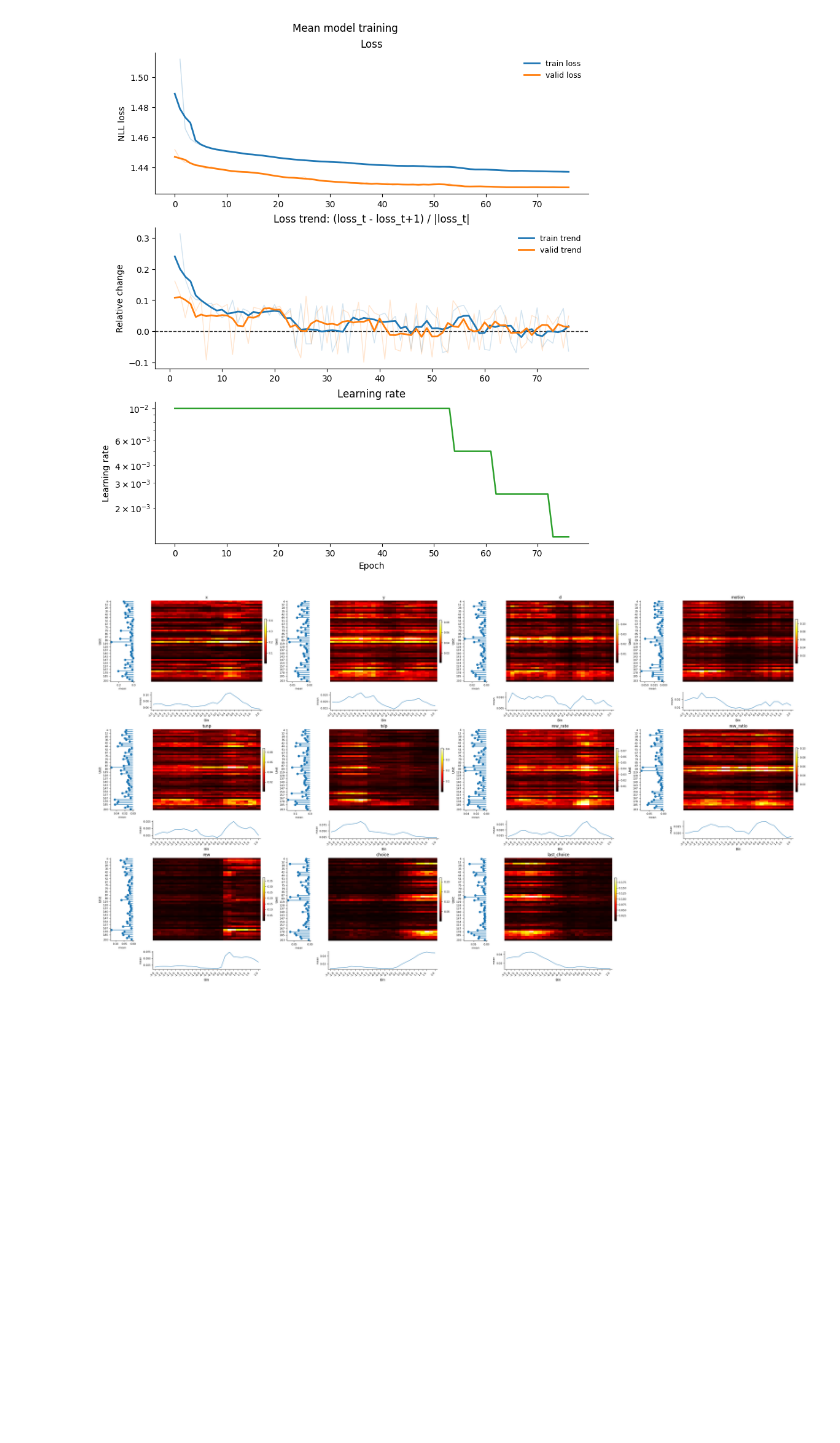
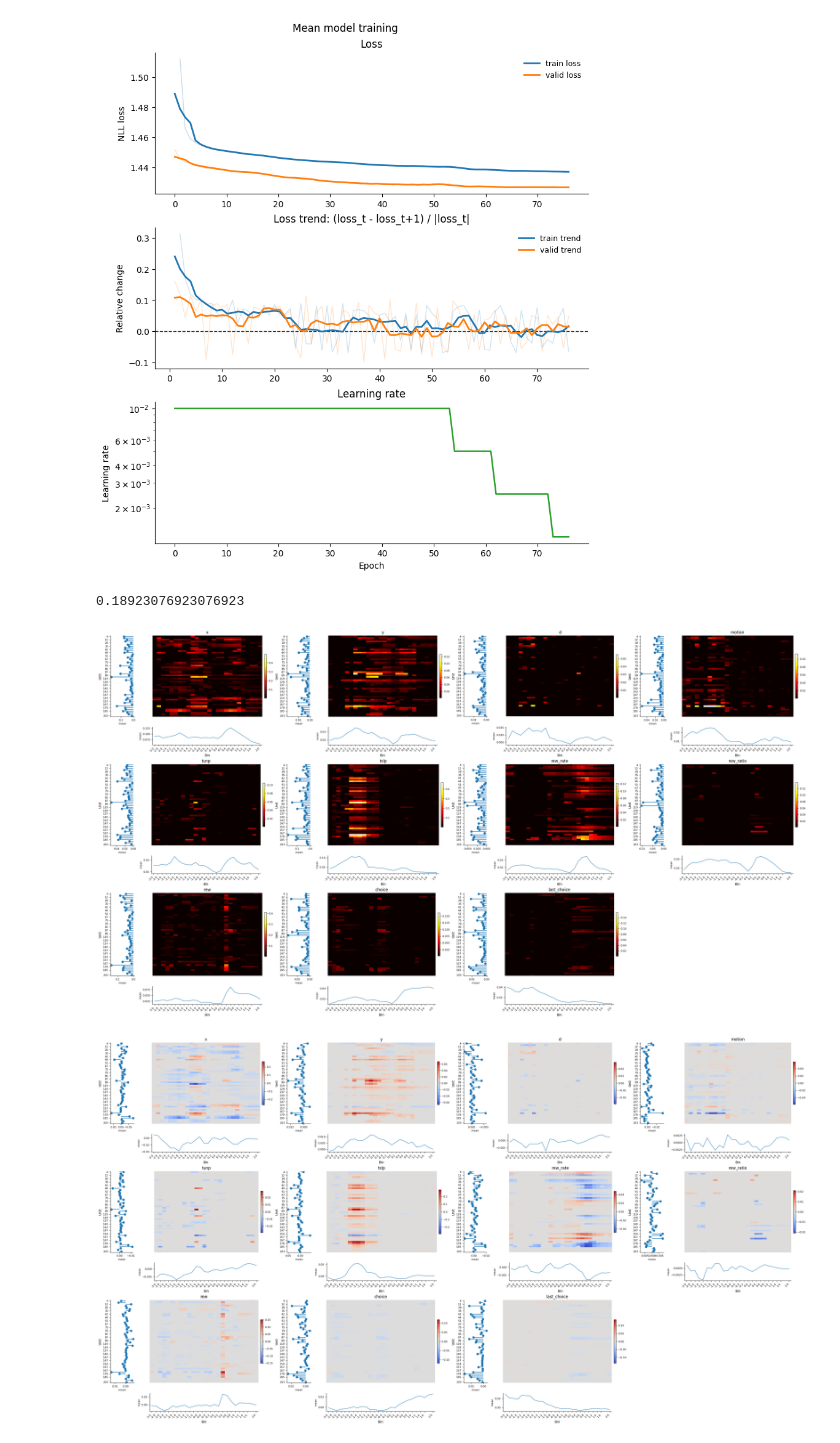
Before and after one commit to ZareiShayan/mean-cov-model, a Jupyter notebook: mean-cov-model.ipynb, the cells around one changed output. Saved outputs shown, nothing was run; the diff lists cells and outputs as text; code cells hidden in the pictures; blank space fills up the shorter version.

```diff
--- a/mean-cov-model.ipynb
+++ b/mean-cov-model.ipynb
@@ -1166,8 +1167,8 @@ def plot_imshow_grid(
             ylabel=ylabel,
             xthicks=xthicks,
             ythicks=ythicks,
-            vmin=vmin,
-            vmax=vmax,
+            vmin=vmin[i] if vmin is not None else None,
+            vmax=vmax[i] if vmax is not None else None,
             norm_mode=norm_mode,
             cmap=cmap,
             colorbar=colorbar,
@@ -1359,7 +1360,7 @@ def plot_training_history(history, title=None, savepath=None, smooth_window=5, e
     valid_trend_s = smooth(valid_trend, smooth_window)
 
 
-    fig, axes = plt.subplots(3, 1, figsize=(8, 9), sharex=False, layout='constrained')
+    fig, axes = plt.subplots(3, 1, figsize=(4, 5.5), sharex=False, layout='constrained')
 
     # Row 1: losses
     ax = axes[0]
@@ -1670,21 +1671,8 @@ plot_training_history(mean_trainer.metric_history_callback.history, title='Mean
 # mean_cov_metric = {k: float(v.detach().cpu()) for k, v in mean_cov_trainer.callback_metrics.items() if torch.is_tensor(v)}
 # %%
 # saliency_Attribute = Attribute(Conf, mean_lit_model, "saliency").get_attribute(valid_loader)
-# plot_imshow_grid(np.abs(saliency_Attribute).mean(axis=0).transpose(0, 2, 1), xlabel='Bin', ylabel='Unit', subtitle=variable_names.tolist(), xthicks=bin_times, ythicks=unit_names, cmap='hot', colorbar=True, left_method='mean', bottom_method='mean', left_mode="stem", bottom_mode="line", left_width=0.22, bottom_height=0.22, wspace=0.01, hspace=0.01, figsize=(7.5, 5.5), save_path=None)
-
-# integrated_gradients_Attribute = Attribute(Conf, mean_lit_model, "integrated_gradients").get_attribute(valid_loader)
-# plot_imshow_grid(np.abs(integrated_gradients_Attribute).mean(axis=0).transpose(0, 2, 1), xlabel='Bin', ylabel='Unit', subtitle=variable_names.tolist(), xthicks=bin_times, ythicks=unit_names, cmap='hot', colorbar=True, left_method='mean', bottom_method='mean', left_mode="stem", bottom_mode="line", left_width=0.22, bottom_height=0.22, wspace=0.01, hspace=0.01, figsize=(7.5, 5.5), save_path=None)
-
+integrated_gradients_Attribute = Attribute(Conf, mean_lit_model, "integrated_gradients").get_attribute(valid_loader)
 # feature_ablation_Attribute = Attribute(Conf, mean_lit_model, "feature_ablation").get_attribute(valid_loader)
-# plot_imshow_grid(np.abs(feature_ablation_Attribute).mean(axis=0).transpose(0, 2, 1), xlabel='Bin', ylabel='Unit', subtitle=variable_names.tolist(), xthicks=bin_times, ythicks=unit_names, cmap='hot', colorbar=True, left_method='mean', bottom_method='mean', left_mode="stem", bottom_mode="line", left_width=0.22, bottom_height=0.22, wspace=0.01, hspace=0.01, figsize=(7.5, 5.5), save_path=None)
-
-feature_permutation_Attribute = Attribute(Conf, mean_lit_model, "feature_permutation").get_attribute(valid_loader)
-plot_imshow_grid(np.abs(feature_permutation_Attribute).mean(axis=0).transpose(0, 2, 1), xlabel='Bin', ylabel='Unit', subtitle=variable_names.tolist(), xthicks=bin_times, ythicks=unit_names, cmap='hot', colorbar=True, left_method='mean', bottom_method='mean', left_mode="stem", bottom_mode="line", left_width=0.22, bottom_height=0.22, wspace=0.01, hspace=0.01, figsize=(7.5, 5.5), save_path=None)
-
+# feature_permutation_Attribute = Attribute(Conf, mean_lit_model, "feature_permutation").get_attribute(valid_loader)
 # gradient_shap_Attribute = Attribute(Conf, mean_lit_model, "gradient_shap").get_attribute(valid_loader)
-# plot_imshow_grid(np.abs(gradient_shap_Attribute).mean(axis=0).transpose(0, 2, 1), xlabel='Bin', ylabel='Unit', subtitle=variable_names.tolist(), xthicks=bin_times, ythicks=unit_names, cmap='hot', colorbar=True, left_method='mean', bottom_method='mean', left_mode="stem", bottom_mode="line", left_width=0.22, bottom_height=0.22, wspace=0.01, hspace=0.01, figsize=(7.5, 5.5), save_path=None)
-
 # shapley_sampling_Attribute = Attribute(Conf, mean_lit_model, "shapley_sampling").get_attribute(valid_loader)
-# plot_imshow_grid(np.abs(shapley_sampling_Attribute).mean(axis=0).transpose(0, 2, 1), xlabel='Bin', ylabel='Unit', subtitle=variable_names.tolist(), xthicks=bin_times, ythicks=unit_names, cmap='hot', colorbar=True, left_method='mean', bottom_method='mean', left_mode="stem", bottom_mode="line", left_width=0.22, bottom_height=0.22, wspace=0.01, hspace=0.01, figsize=(7.5, 5.5), save_path=None)
-# %% [output]
-[figure, removed]
@@ -1691 +1683,12 @@ plot_imshow_grid(np.abs(feature_permutation_Attribute).mean(axis=0).transpose(0,
+# %%
+np.sum(sig_cell)/(11*50*26)
+# %% [output]
+0.18923076923076923
+# %%
+abs_max = np.array([np.abs(integrated_gradients_Attribute.mean(axis=0)[i]).max() for i in range(integrated_gradients_Attribute.shape[1])])
+plot_imshow_grid(np.abs(integrated_gradients_Attribute).mean(axis=0).transpose(0, 2, 1), sig_cell.transpose(0, 2, 1), xlabel='Bin', ylabel='Unit', subtitle=variable_names.tolist(), xthicks=bin_times, ythicks=unit_names, cmap='hot', colorbar=True, left_method='mean', bottom_method='mean', left_mode="stem", bottom_mode="line", left_width=0.22, bottom_height=0.22, wspace=0.01, hspace=0.01, figsize=(7.5, 5.5), save_path=None)
+plot_imshow_grid(integrated_gradients_Attribute.mean(axis=0).transpose(0, 2, 1), sig_cell.transpose(0, 2, 1), xlabel='Bin', ylabel='Unit', subtitle=variable_names.tolist(), xthicks=bin_times, ythicks=unit_names, vmin=-abs_max, vmax=abs_max, cmap='coolwarm', colorbar=True, left_method='mean', bottom_method='mean', left_mode="stem", bottom_mode="line", left_width=0.22, bottom_height=0.22, wspace=0.01, hspace=0.01, figsize=(7.5, 5.5), save_path=None)
+# %% [output]
+[figure, added]
+[figure, added]
 # %%
```
Also changed, not shown: parts of 5 cells of this notebook.
